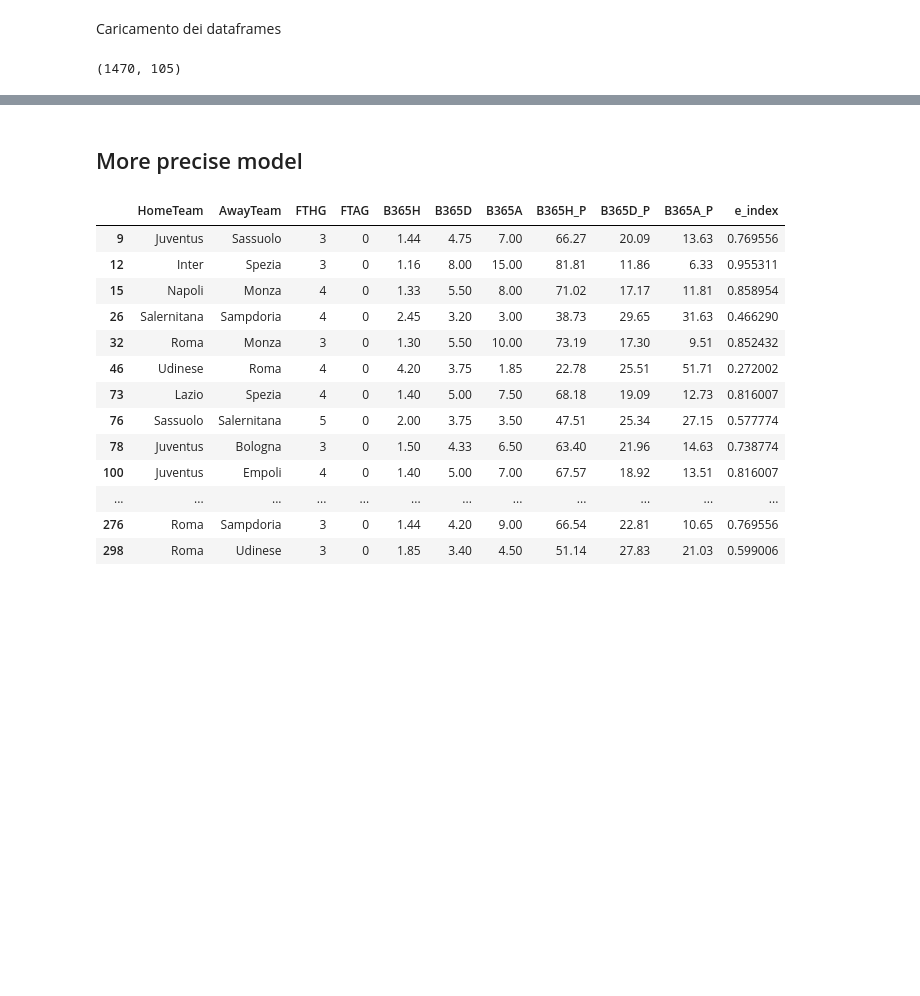
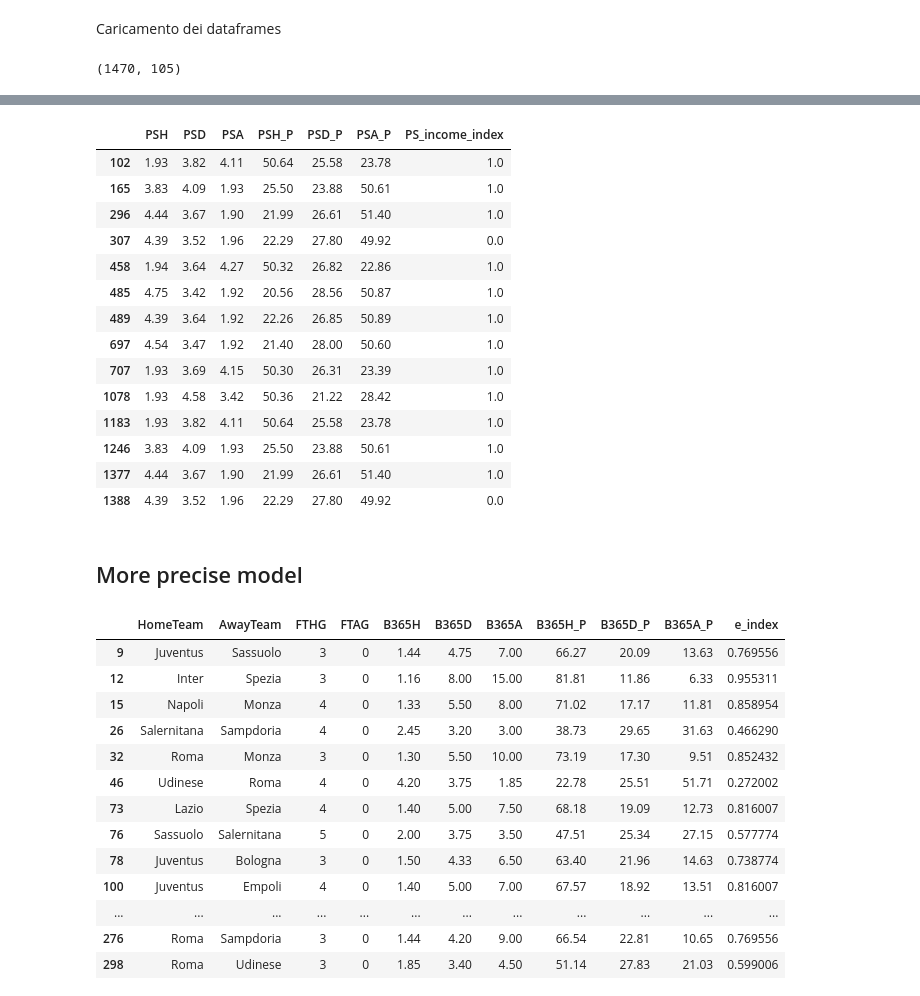
Before and after one commit to lorenzo-arcioni/soccer_stats, a Jupyter notebook: Serie-A_stats.ipynb, the cells around one changed output, grey strips where cells are left out. Saved outputs shown, nothing was run; the diff lists cells and outputs as text; code cells hidden in the pictures; blank space fills up the shorter version.

```diff
--- a/Serie-A_stats.ipynb
+++ b/Serie-A_stats.ipynb
@@ -372,3 +344,22 @@ df[df['B365H'] == df['WHH']].loc[:, 'B365H':'VCH']
+# %%
+df_ps[df_B365['B365_income_index'] != df_ps['PS_income_index']][['PSH', 'PSD', 'PSA', 'PSH_P',
+       'PSD_P', 'PSA_P', 'PS_income_index']]
+# %% [output]
+|  | PSH | PSD | PSA | PSH_P | PSD_P | PSA_P | PS_income_index |
+| 102 | 1.93 | 3.82 | 4.11 | 50.64 | 25.58 | 23.78 | 1.0 |
+| 165 | 3.83 | 4.09 | 1.93 | 25.50 | 23.88 | 50.61 | 1.0 |
+| 296 | 4.44 | 3.67 | 1.90 | 21.99 | 26.61 | 51.40 | 1.0 |
+| 307 | 4.39 | 3.52 | 1.96 | 22.29 | 27.80 | 49.92 | 0.0 |
+| 458 | 1.94 | 3.64 | 4.27 | 50.32 | 26.82 | 22.86 | 1.0 |
+| 485 | 4.75 | 3.42 | 1.92 | 20.56 | 28.56 | 50.87 | 1.0 |
+| 489 | 4.39 | 3.64 | 1.92 | 22.26 | 26.85 | 50.89 | 1.0 |
+| 697 | 4.54 | 3.47 | 1.92 | 21.40 | 28.00 | 50.60 | 1.0 |
+| 707 | 1.93 | 3.69 | 4.15 | 50.30 | 26.31 | 23.39 | 1.0 |
+| 1078 | 1.93 | 4.58 | 3.42 | 50.36 | 21.22 | 28.42 | 1.0 |
+| 1183 | 1.93 | 3.82 | 4.11 | 50.64 | 25.58 | 23.78 | 1.0 |
+| 1246 | 3.83 | 4.09 | 1.93 | 25.50 | 23.88 | 50.61 | 1.0 |
+| 1377 | 4.44 | 3.67 | 1.90 | 21.99 | 26.61 | 51.40 | 1.0 |
+| 1388 | 4.39 | 3.52 | 1.96 | 22.29 | 27.80 | 49.92 | 0.0 |
 # %% [markdown]
 ## More precise model
 # %%
```
Also changed, not shown: parts of 27 cells of this notebook, 2 other files.
